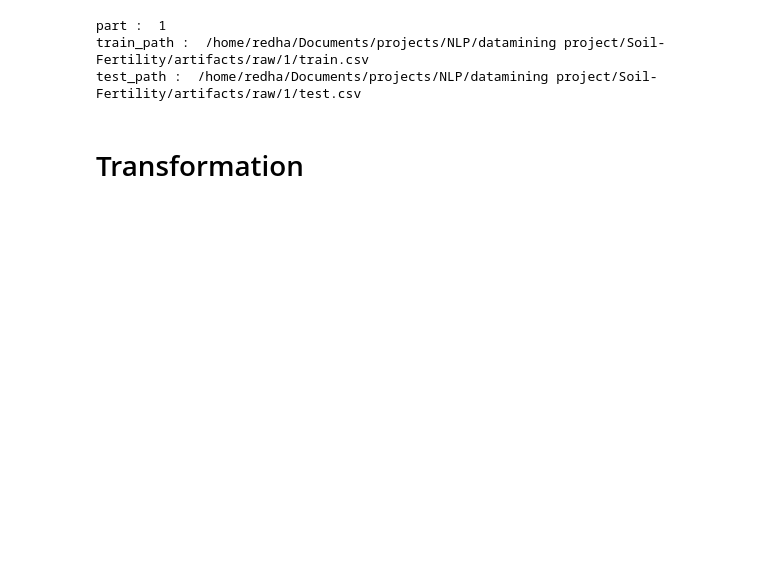
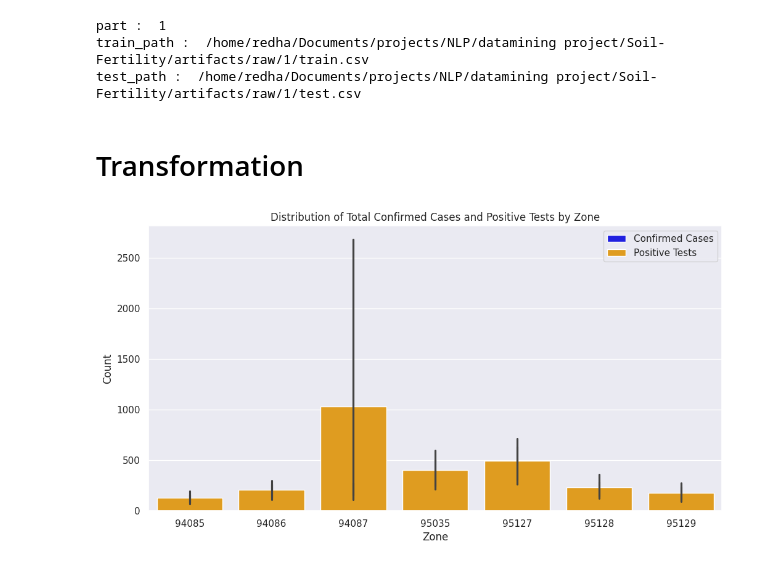
Before and after one commit to RedhaWassim/DataMining-project, a Jupyter notebook: notebook/final 2.ipynb, the cells around one changed output. Drawn from its saved outputs; the diff is of its cells as text; code cells hidden in the pictures; blank space fills up the shorter version.

```diff
--- a/notebook/final 2.ipynb
+++ b/notebook/final 2.ipynb
@@ -1,12 +1,13 @@
 # %%
 import pandas as pd
 from soil_fertility.components.data_ingestion import DataIngestion
-from soil_fertility.components.data_transformation.data_transformation import DataTransformation
-from soil_fertility.components.data_transformation.data_transformation_part3 import DataTransformationThree
 from soil_fertility.components.data_transformation.data_transformation_part2 import DataTransformationTwo
 import warnings
 warnings.filterwarnings('ignore')
 from pathlib import Path
+import matplotlib.pyplot as plt
+import seaborn as sns
+sns.set()
 # %%
 data_path= "/home/redha/Documents/projects/NLP/datamining project/Soil-Fertility/data/Dataset2.csv"
 # %%
@@ -28,3 +29,18 @@ test_path :  /home/redha/Documents/projects/NLP/datamining project/Soil-Fertilit
 # %%
 transformation_obj=DataTransformationTwo()
 part,preprocessor,data_path=transformation_obj.transform(data_path)
+# %%
+df=pd.read_csv(data_path)
+# %%
+plt.figure(figsize=(12, 6))
+
+sns.barplot(x='zcta', y='case count', data=df, color='blue', label='Confirmed Cases')
+sns.barplot(x='zcta', y='positive tests', data=df, color='orange', label='Positive Tests')
+
+plt.xlabel('Zone')
+plt.ylabel('Count')
+plt.title('Distribution of Total Confirmed Cases and Positive Tests by Zone')
+plt.legend()
+plt.show()
+# %% [output]
+[figure, added]
```
Also changed, not shown: parts of 3 cells of this notebook, 5 other files.
